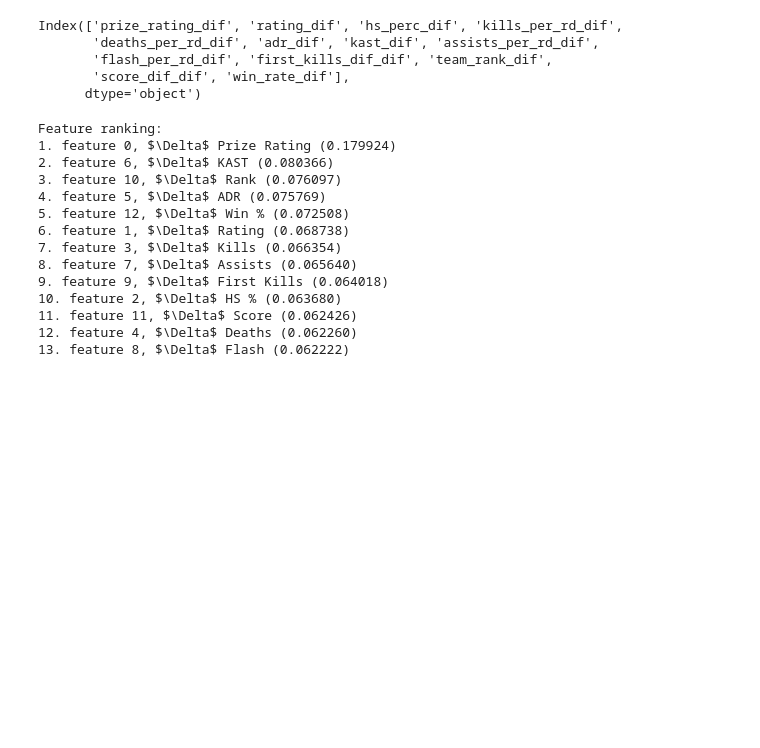
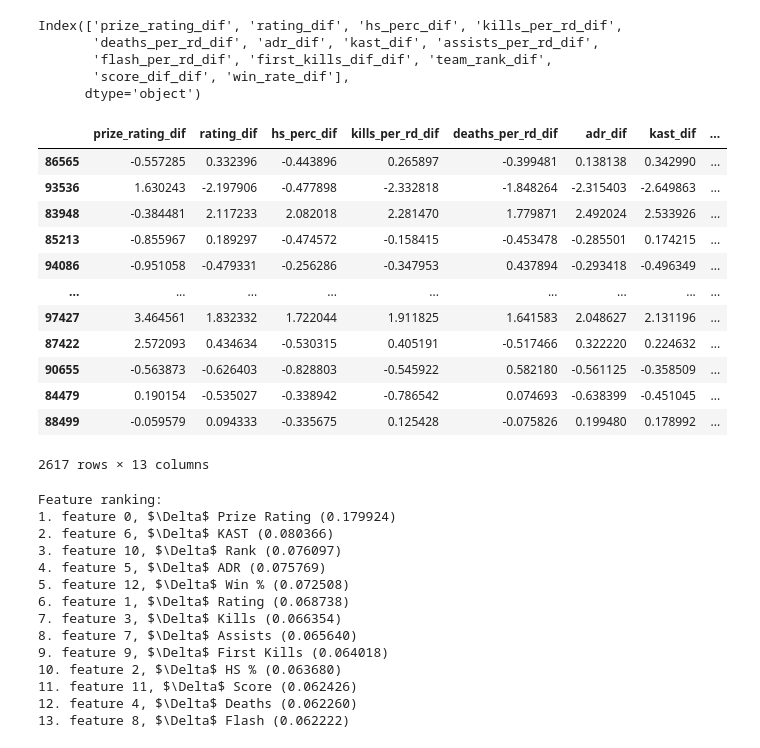
Before and after one commit to emmanuel-garza/insight-csgo, a Jupyter notebook: models/models_week4.ipynb, the cells around one changed output. Cells and saved outputs as stored; diff of their text form; code cells hidden in the pictures; blank space fills up the shorter version.

```diff
--- a/models/models_week4.ipynb
+++ b/models/models_week4.ipynb
@@ -469,6 +472,22 @@ Index(['prize_rating_dif', 'rating_dif', 'hs_perc_dif', 'kills_per_rd_dif',
        'flash_per_rd_dif', 'first_kills_dif_dif', 'team_rank_dif',
        'score_dif_dif', 'win_rate_dif'],
       dtype='object')
+# %%
+X_test
+# %% [output]
+|  | prize_rating_dif | rating_dif | hs_perc_dif | kills_per_rd_dif | deaths_per_rd_dif | adr_dif | kast_dif | ... |
+| 86565 | -0.557285 | 0.332396 | -0.443896 | 0.265897 | -0.399481 | 0.138138 | 0.342990 | ... |
+| 93536 | 1.630243 | -2.197906 | -0.477898 | -2.332818 | -1.848264 | -2.315403 | -2.649863 | ... |
+| 83948 | -0.384481 | 2.117233 | 2.082018 | 2.281470 | 1.779871 | 2.492024 | 2.533926 | ... |
+| 85213 | -0.855967 | 0.189297 | -0.474572 | -0.158415 | -0.453478 | -0.285501 | 0.174215 | ... |
+| 94086 | -0.951058 | -0.479331 | -0.256286 | -0.347953 | 0.437894 | -0.293418 | -0.496349 | ... |
+| ... | ... | ... | ... | ... | ... | ... | ... | ... |
+| 97427 | 3.464561 | 1.832332 | 1.722044 | 1.911825 | 1.641583 | 2.048627 | 2.131196 | ... |
+| 87422 | 2.572093 | 0.434634 | -0.530315 | 0.405191 | -0.517466 | 0.322220 | 0.224632 | ... |
+| 90655 | -0.563873 | -0.626403 | -0.828803 | -0.545922 | 0.582180 | -0.561125 | -0.358509 | ... |
+| 84479 | 0.190154 | -0.535027 | -0.338942 | -0.786542 | 0.074693 | -0.638399 | -0.451045 | ... |
+| 88499 | -0.059579 | 0.094333 | -0.335675 | 0.125428 | -0.075826 | 0.199480 | 0.178992 | ... |
+2617 rows × 13 columns
 # %%
 importances = clf.feature_importances_
 std = np.std([tree.feature_importances_ for tree in clf.estimators_],
```
Also changed, not shown: parts of 8 cells of this notebook.
